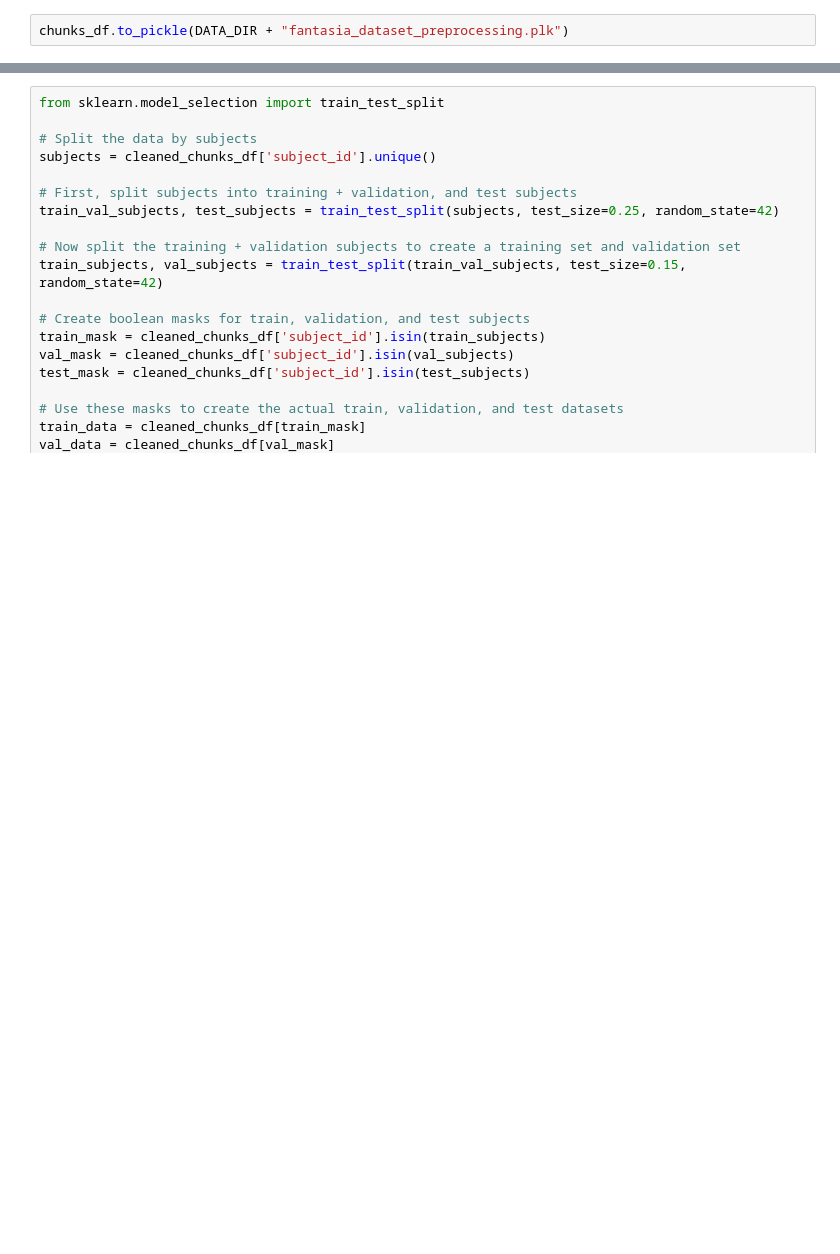
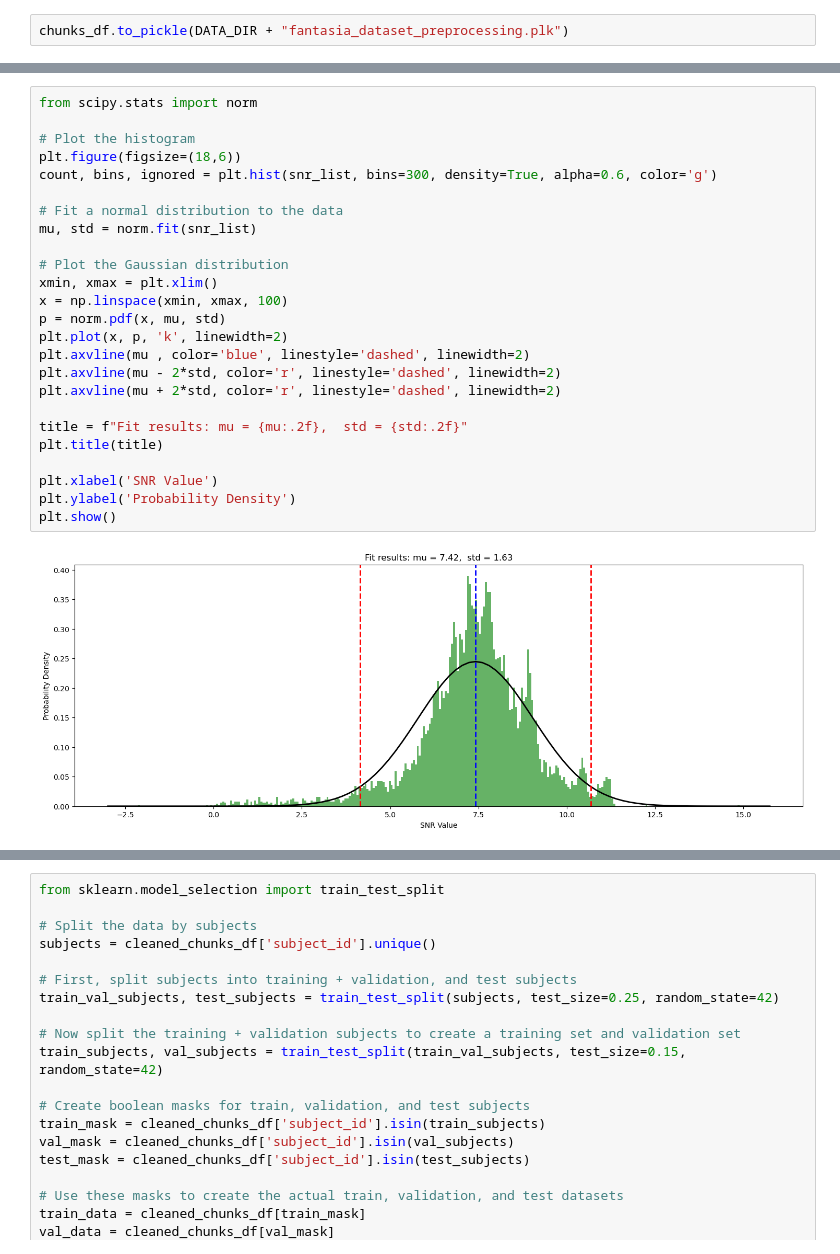
Before and after one commit to mkucukos/ECG-based-respiratory-predictions, a Jupyter notebook: ecg_respiratory_analysis_and_generate_preprocessing.ipynb, the cells around one changed output, grey strips where cells are left out. Saved outputs shown, nothing was run; the diff lists cells and outputs as text; blank space fills up the shorter version.

```diff
--- a/ecg_respiratory_analysis_and_generate_preprocessing.ipynb
+++ b/ecg_respiratory_analysis_and_generate_preprocessing.ipynb
@@ -812,0 +950,27 @@ chunks_df
+# %%
+from scipy.stats import norm
+
+# Plot the histogram
+plt.figure(figsize=(18,6))
+count, bins, ignored = plt.hist(snr_list, bins=300, density=True, alpha=0.6, color='g')
+
+# Fit a normal distribution to the data
+mu, std = norm.fit(snr_list)
+
+# Plot the Gaussian distribution
+xmin, xmax = plt.xlim()
+x = np.linspace(xmin, xmax, 100)
+p = norm.pdf(x, mu, std)
+plt.plot(x, p, 'k', linewidth=2)
+plt.axvline(mu , color='blue', linestyle='dashed', linewidth=2)
+plt.axvline(mu - 2*std, color='r', linestyle='dashed', linewidth=2)
+plt.axvline(mu + 2*std, color='r', linestyle='dashed', linewidth=2)
+
+title = f"Fit results: mu = {mu:.2f},  std = {std:.2f}"
+plt.title(title)
+
+plt.xlabel('SNR Value')
+plt.ylabel('Probability Density')
+plt.show()
+# %% [output]
+[figure, added]
```
Also changed, not shown: parts of 15 cells of this notebook, 4 other files.
